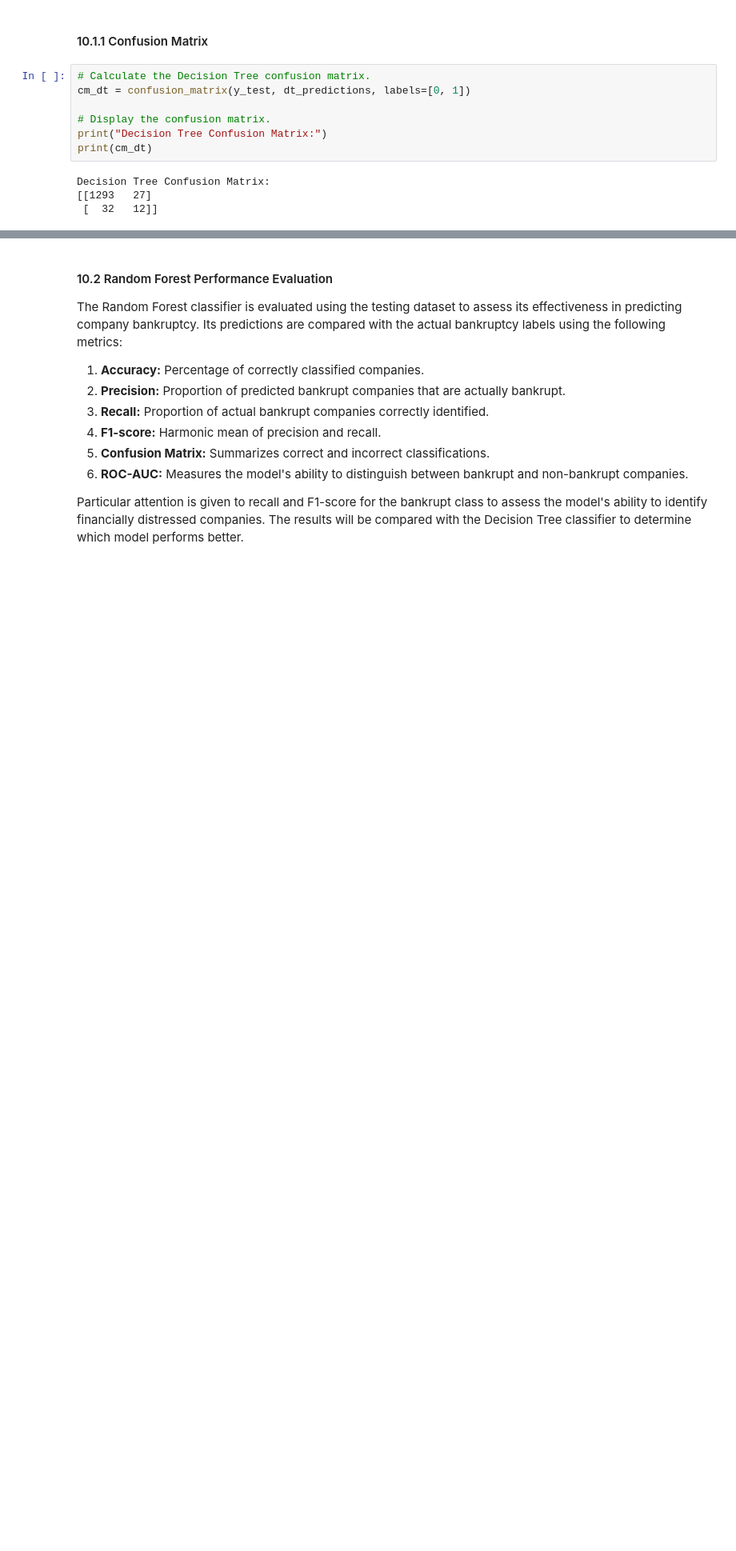
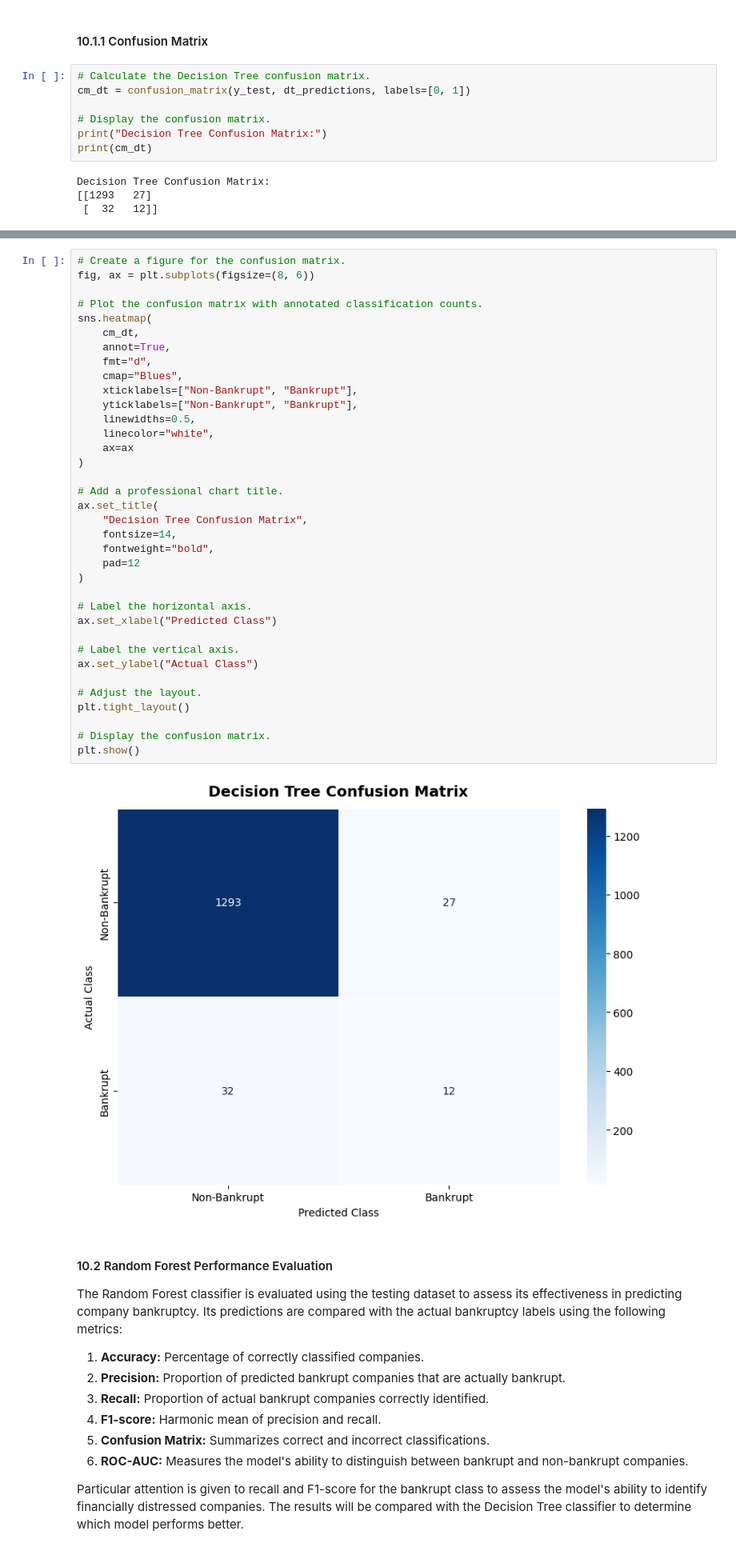
Before and after one commit to Clinton1029/bankruptcy_pred, a Jupyter notebook: Bankruptcy.ipynb, the cells around one changed output, grey strips where cells are left out. Shown at 80% size. Drawn from its saved outputs; the diff is of its cells as text; blank space fills up the shorter version.

```diff
--- a/Bankruptcy.ipynb
+++ b/Bankruptcy.ipynb
@@ -1920,3 +1922,41 @@ Decision Tree Confusion Matrix:
+# %%
+# Create a figure for the confusion matrix.
+fig, ax = plt.subplots(figsize=(8, 6))
+
+# Plot the confusion matrix with annotated classification counts.
+sns.heatmap(
+    cm_dt,
+    annot=True,
+    fmt="d",
+    cmap="Blues",
+    xticklabels=["Non-Bankrupt", "Bankrupt"],
+    yticklabels=["Non-Bankrupt", "Bankrupt"],
+    linewidths=0.5,
+    linecolor="white",
+    ax=ax
+)
+
+# Add a professional chart title.
+ax.set_title(
+    "Decision Tree Confusion Matrix",
+    fontsize=14,
+    fontweight="bold",
+    pad=12
+)
+
+# Label the horizontal axis.
+ax.set_xlabel("Predicted Class")
+
+# Label the vertical axis.
+ax.set_ylabel("Actual Class")
+
+# Adjust the layout.
+plt.tight_layout()
+
+# Display the confusion matrix.
+plt.show()
+# %% [output]
+[figure, added]
 # %% [markdown]
 #### 10.2 Random Forest Performance Evaluation
 
```
Also changed, not shown: parts of 1 cell of this notebook.
